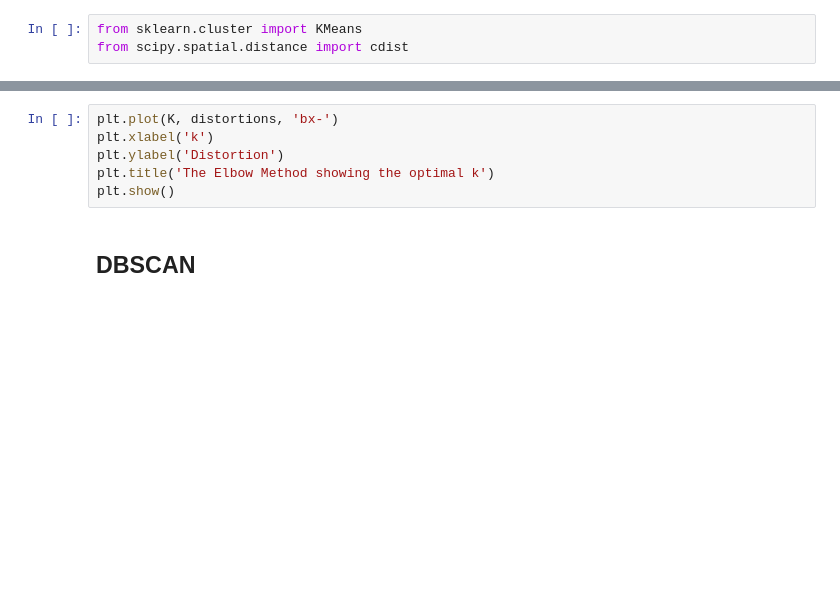
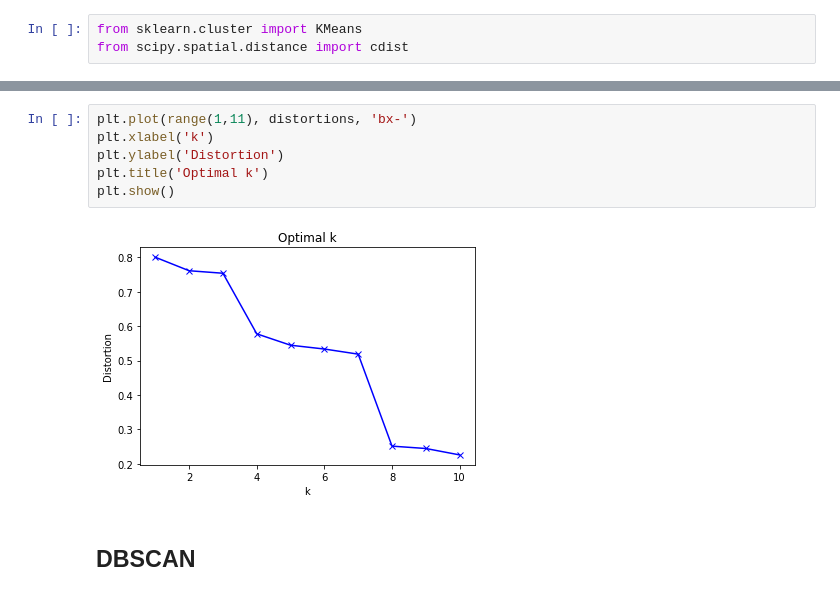
Before and after one commit to shahifaqeer/netflow-anomaly-detector, a Jupyter notebook: anomalous-ip-detector.ipynb, the cells around one changed output, grey strips where cells are left out. Cells and saved outputs as stored; diff of their text form; blank space fills up the shorter version.

```diff
--- a/anomalous-ip-detector.ipynb
+++ b/anomalous-ip-detector.ipynb
@@ -165,9 +178,11 @@ for k in range(1,11):
 # %%
-plt.plot(K, distortions, 'bx-')
+plt.plot(range(1,11), distortions, 'bx-')
 plt.xlabel('k')
 plt.ylabel('Distortion')
-plt.title('The Elbow Method showing the optimal k')
+plt.title('Optimal k')
 plt.show()
+# %% [output]
+[figure, added]
 # %% [markdown]
 ## DBSCAN
 # %%
```
Also changed, not shown: parts of 8 cells of this notebook.
